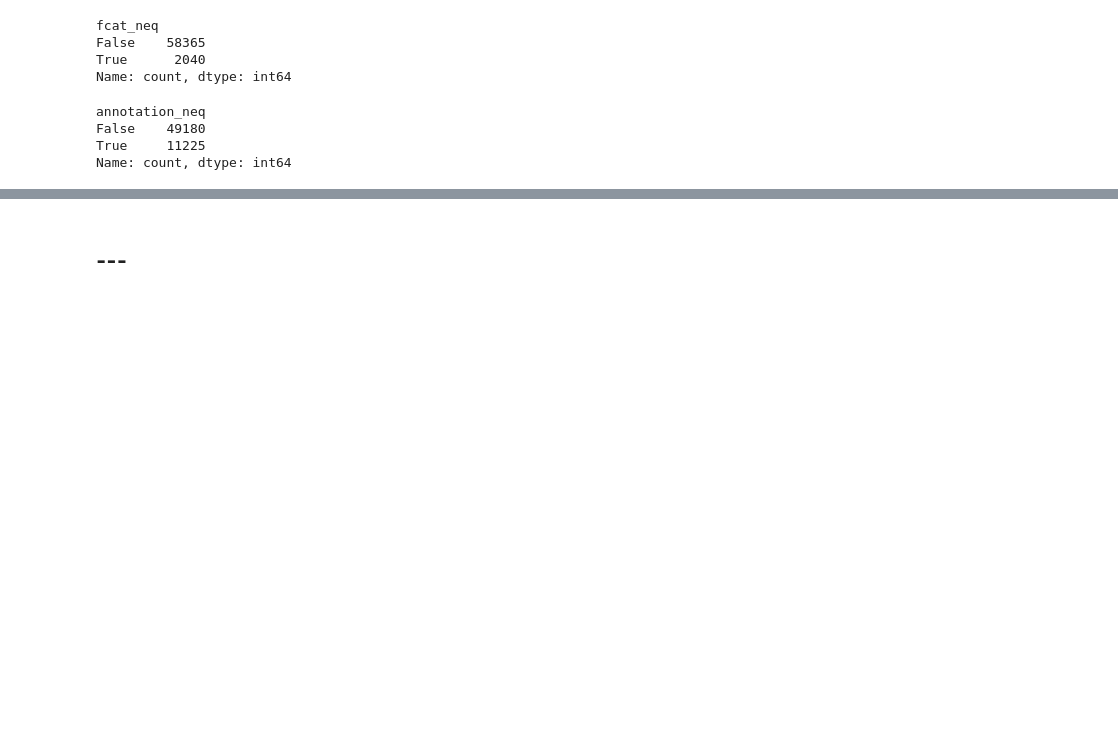
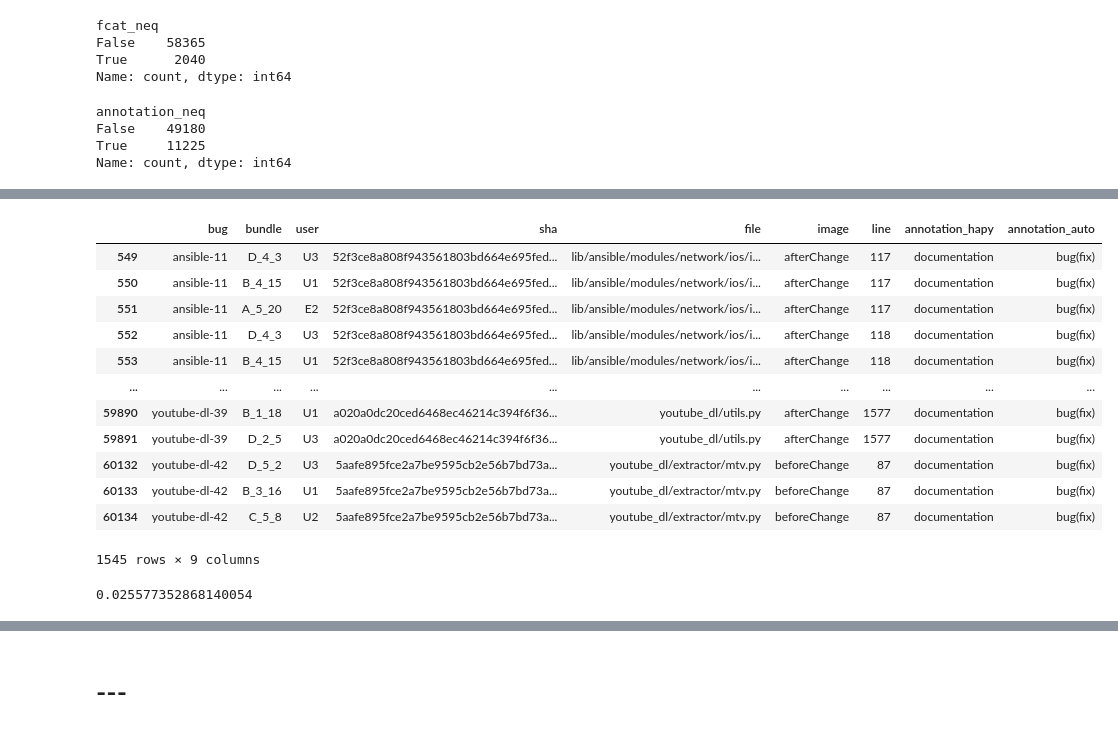
Before and after one commit to ncusi/PatchScope, a Jupyter notebook: notebooks/experiments/01-compare_annotations.ipynb, the cells around one changed output, grey strips where cells are left out. Drawn from its saved outputs; the diff is of its cells as text; code cells hidden in the pictures; blank space fills up the shorter version.

```diff
--- a/notebooks/experiments/01-compare_annotations.ipynb
+++ b/notebooks/experiments/01-compare_annotations.ipynb
@@ -1095,0 +1229,29 @@ Name: count, dtype: int64
+# %%
+df_3 = merge_sel[
+    merge_sel['annotation_neq'] &
+    (merge_sel['annotation_hapy'] == 'documentation') &
+    (merge_sel['annotation_auto'] == 'bug(fix)')
+][[
+    'bug','bundle','user','sha',
+    'file','image','line',
+    'annotation_hapy', 'annotation_auto'
+]]
+df_3
+# %% [output]
+|  | bug | bundle | user | sha | file | image | line | annotation_hapy | annotation_auto |
+| 549 | ansible-11 | D_4_3 | U3 | 52f3ce8a808f943561803bd664e695fed... | lib/ansible/modules/network/ios/i... | afterChange | 117 | documentation | bug(fix) |
+| 550 | ansible-11 | B_4_15 | U1 | 52f3ce8a808f943561803bd664e695fed... | lib/ansible/modules/network/ios/i... | afterChange | 117 | documentation | bug(fix) |
+| 551 | ansible-11 | A_5_20 | E2 | 52f3ce8a808f943561803bd664e695fed... | lib/ansible/modules/network/ios/i... | afterChange | 117 | documentation | bug(fix) |
+| 552 | ansible-11 | D_4_3 | U3 | 52f3ce8a808f943561803bd664e695fed... | lib/ansible/modules/network/ios/i... | afterChange | 118 | documentation | bug(fix) |
+| 553 | ansible-11 | B_4_15 | U1 | 52f3ce8a808f943561803bd664e695fed... | lib/ansible/modules/network/ios/i... | afterChange | 118 | documentation | bug(fix) |
+| ... | ... | ... | ... | ... | ... | ... | ... | ... | ... |
+| 59890 | youtube-dl-39 | B_1_18 | U1 | a020a0dc20ced6468ec46214c394f6f36... | youtube_dl/utils.py | afterChange | 1577 | documentation | bug(fix) |
+| 59891 | youtube-dl-39 | D_2_5 | U3 | a020a0dc20ced6468ec46214c394f6f36... | youtube_dl/utils.py | afterChange | 1577 | documentation | bug(fix) |
+| 60132 | youtube-dl-42 | D_5_2 | U3 | 5aafe895fce2a7be9595cb2e56b7bd73a... | youtube_dl/extractor/mtv.py | beforeChange | 87 | documentation | bug(fix) |
+| 60133 | youtube-dl-42 | B_3_16 | U1 | 5aafe895fce2a7be9595cb2e56b7bd73a... | youtube_dl/extractor/mtv.py | beforeChange | 87 | documentation | bug(fix) |
+| 60134 | youtube-dl-42 | C_5_8 | U2 | 5aafe895fce2a7be9595cb2e56b7bd73a... | youtube_dl/extractor/mtv.py | beforeChange | 87 | documentation | bug(fix) |
+1545 rows × 9 columns
+# %%
+df_3.shape[0]/merge_sel.shape[0]
+# %% [output]
+0.025577352868140054
```
Also changed, not shown: parts of 21 cells of this notebook.
